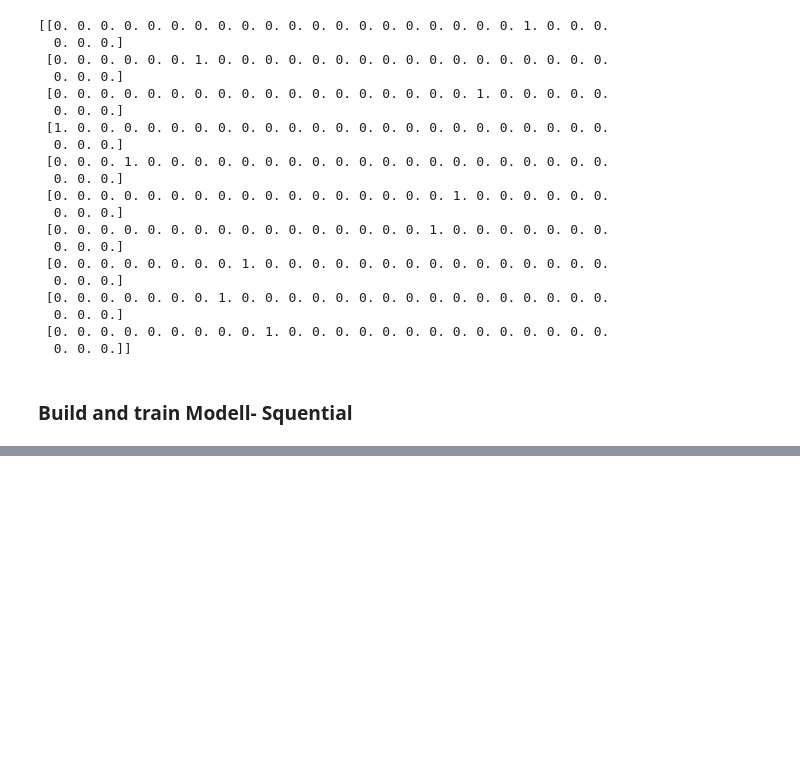
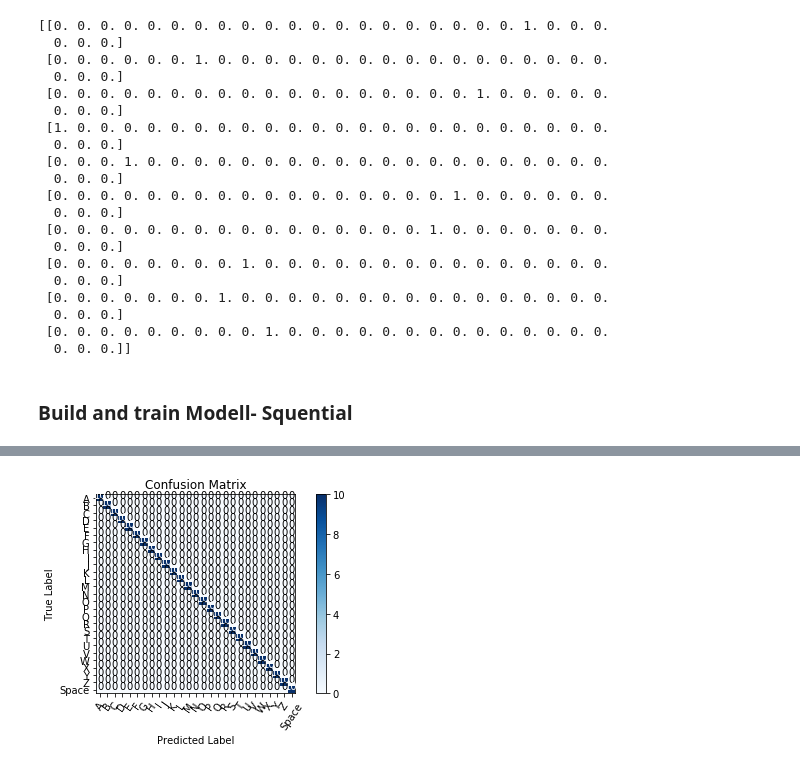
Before and after one commit to stefanlple/Hand-Sign-Recognition-TTS, a Jupyter notebook: Video/CreateModel.ipynb, the cells around one changed output, grey strips where cells are left out. Saved outputs shown, nothing was run; the diff lists cells and outputs as text; code cells hidden in the pictures; blank space fills up the shorter version.

Commit message:
tested modell

```diff
--- a/Video/CreateModel.ipynb
+++ b/Video/CreateModel.ipynb
@@ -224,6 +224,6 @@ _________________________________________________________________
 model.compile(optimizer=Adam(learning_rate=0.0001),loss="categorical_crossentropy",metrics=["accuracy"])
 # %%
 #epochs=train x times
-model.fit(x=train_batches,epochs=10,verbose=2)
+model.fit(x=train_batches,validation_data=valid_batches,epochs=10,verbose=2)
 # %% [output]
 Epoch 1/10
@@ -233,0 +308,2 @@ Detected at node 'categorical_crossentropy/softmax_cross_entropy_with_logits' de
+# %%
+predictions=model.predict(x=test_batches,verbose=0)
@@ -233,0 +320,33 @@ Detected at node 'categorical_crossentropy/softmax_cross_entropy_with_logits' de
+# %%
+#confusion matrix
+cm=confusion_matrix(y_true=test_batches.classes,y_pred=np.argmax(predictions,axis=-1))
+# %%
+def plot_confusion_matrix(cm,
+                          classes,
+                          normalize=False,
+                          title='Confusion matrix',
+                          cmap=plt.cm.Blues):
+
+    plt.imshow(cm,
+               interpolation='nearest',
+               cmap=cmap)
+
+    plt.title(title)
+    plt.colorbar()
+    tick_marks = np.arange(len(classes))
+    plt.xticks(tick_marks, classes, rotation=55)
+    plt.yticks(tick_marks, classes)
+
+    fmt = 'd'
+    thresh = cm.max() / 2.
+
+    for i, j in itertools.product(range(cm.shape[0]), range(cm.shape[1])):
+        plt.text(j,
+                 i,
+                 format(cm[i, j], fmt),
+                 horizontalalignment="center",
+                 color="white" if cm[i, j] > thresh else "black")
+
+    plt.ylabel('True Label')
+    plt.xlabel('Predicted Label')
+    plt.tight_layout()
@@ -233,0 +373,6 @@ Detected at node 'categorical_crossentropy/softmax_cross_entropy_with_logits' de
+# %%
+#check if model predicts correctly
+cm_plot_labels=['A', 'B', 'C', 'D', 'E', 'F', 'G', 'H', 'I', 'J', 'K', 'L', 'M', 'N', 'O', 'P', 'Q', 'R', 'S', 'T', 'U', 'V', 'W', 'X', 'Y', 'Z',"Space"]
+plot_confusion_matrix(cm=cm,classes=cm_plot_labels,title="Confusion Matrix")
+# %% [output]
+[figure, added]
```
Also changed, not shown: parts of 9 cells of this notebook, 1 other file.
